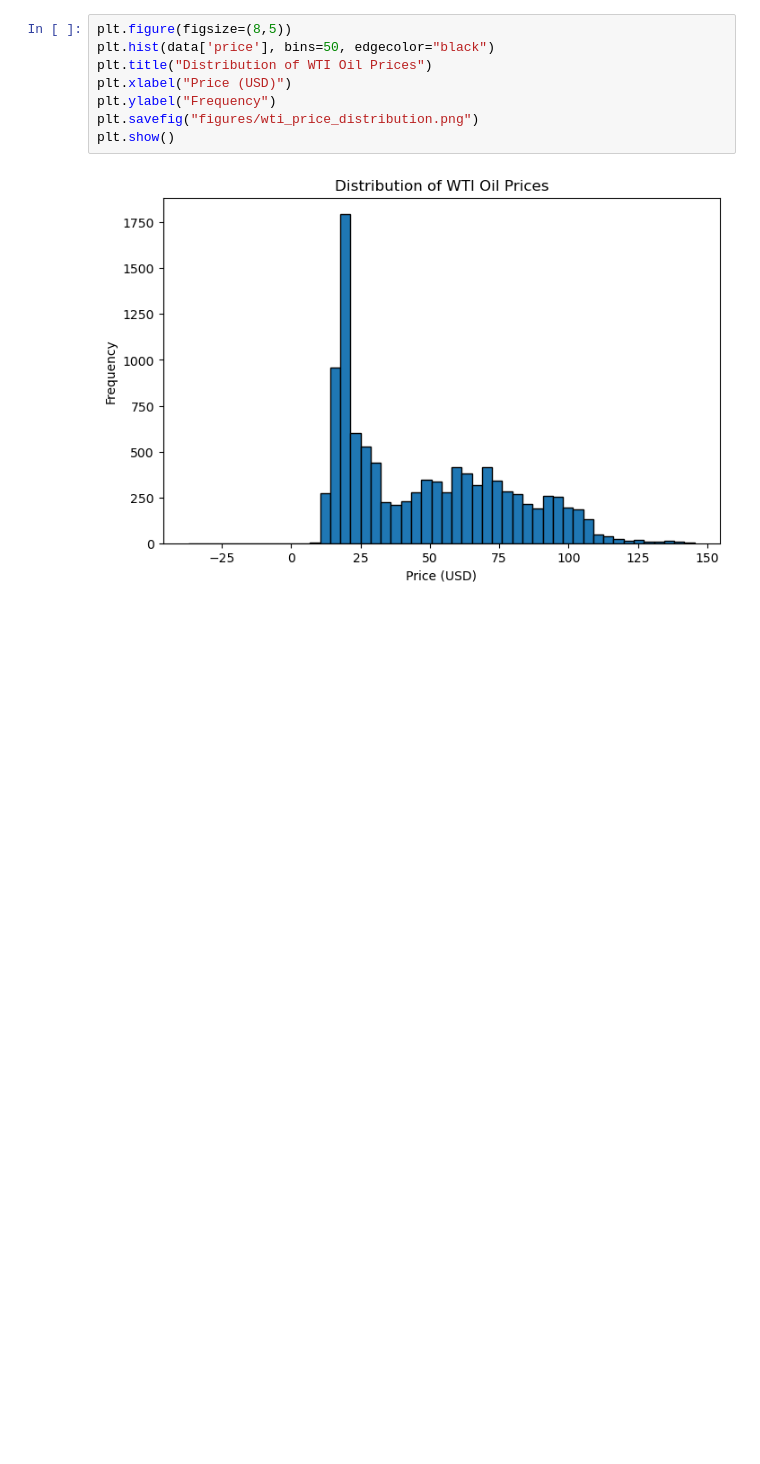
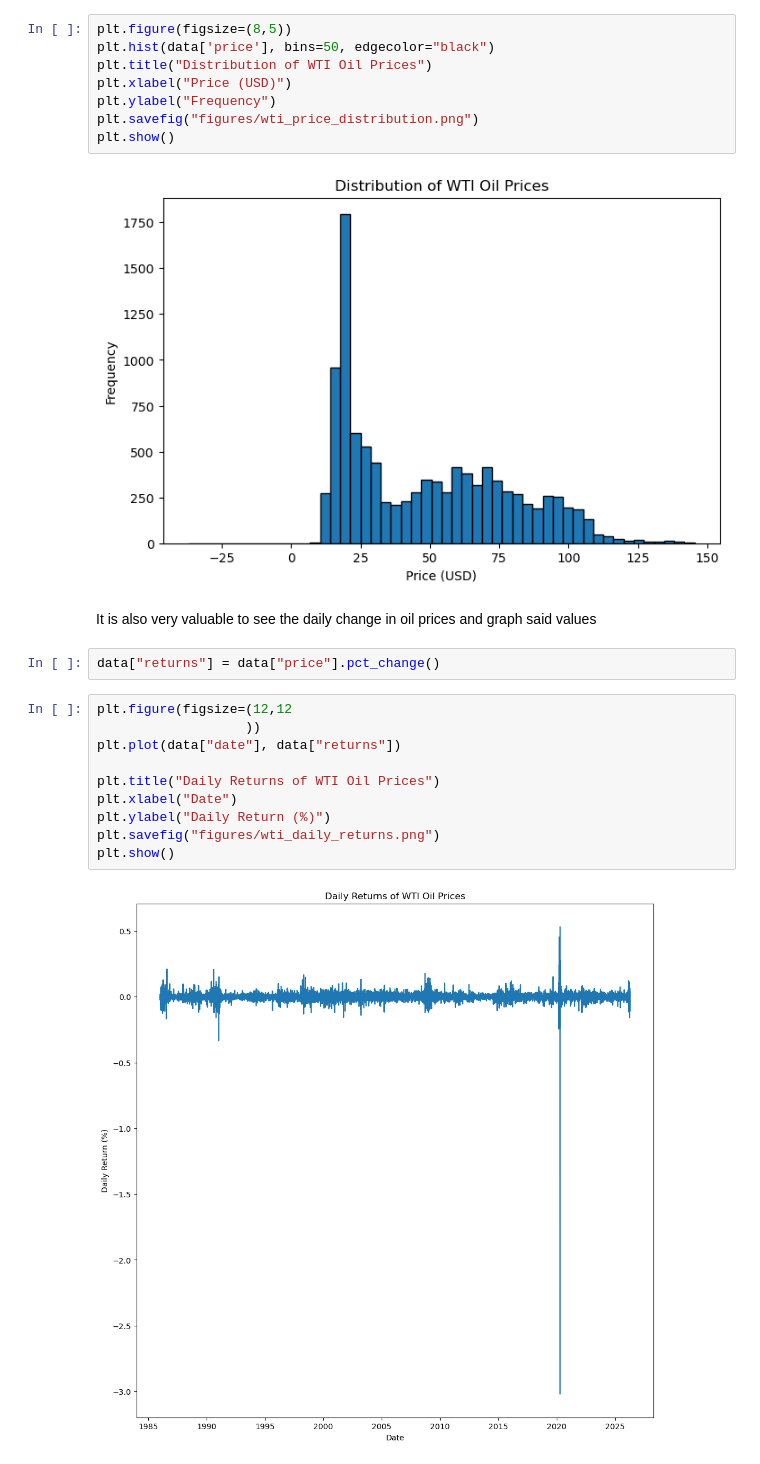
Before and after one commit to Frank-J1/oil-sands-repository, a Jupyter notebook: 01_exploratory_analysis.ipynb, the cells around one changed output. Cells and saved outputs as stored; diff of their text form; blank space fills up the shorter version.

Commit message:
new graphs for yearly avergage and daily change

```diff
--- a/01_exploratory_analysis.ipynb
+++ b/01_exploratory_analysis.ipynb
@@ -82,3 +81,19 @@ plt.savefig("figures/wti_price_distribution.png")
 plt.show()
 # %% [output]
 [figure]
+# %% [markdown]
+It is also very valuable to see the daily change in oil prices and graph said values
+# %%
+data["returns"] = data["price"].pct_change()
+# %%
+plt.figure(figsize=(12,12
+                   ))
+plt.plot(data["date"], data["returns"])
+
+plt.title("Daily Returns of WTI Oil Prices")
+plt.xlabel("Date")
+plt.ylabel("Daily Return (%)")
+plt.savefig("figures/wti_daily_returns.png")
+plt.show()
+# %% [output]
+[figure, added]
```
Also changed, not shown: parts of 5 cells of this notebook.
